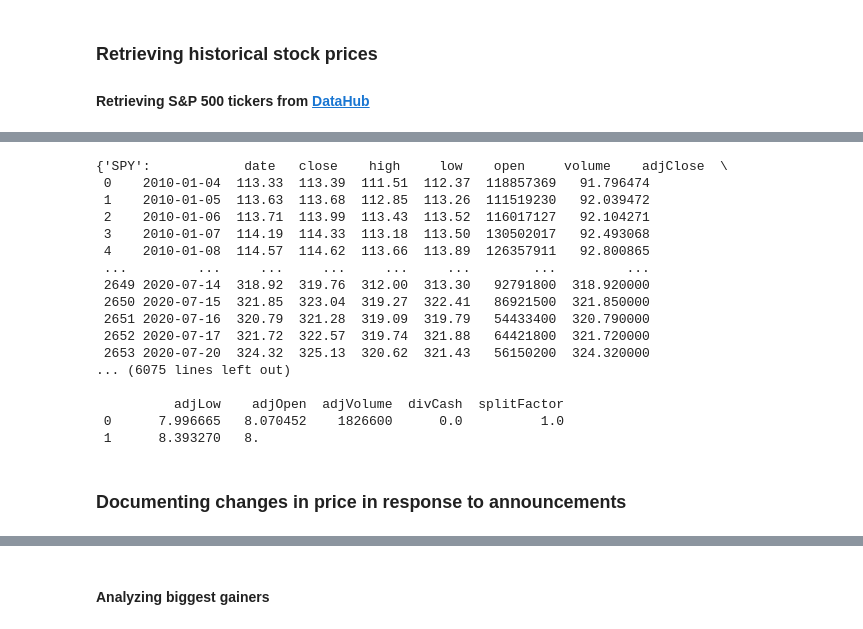
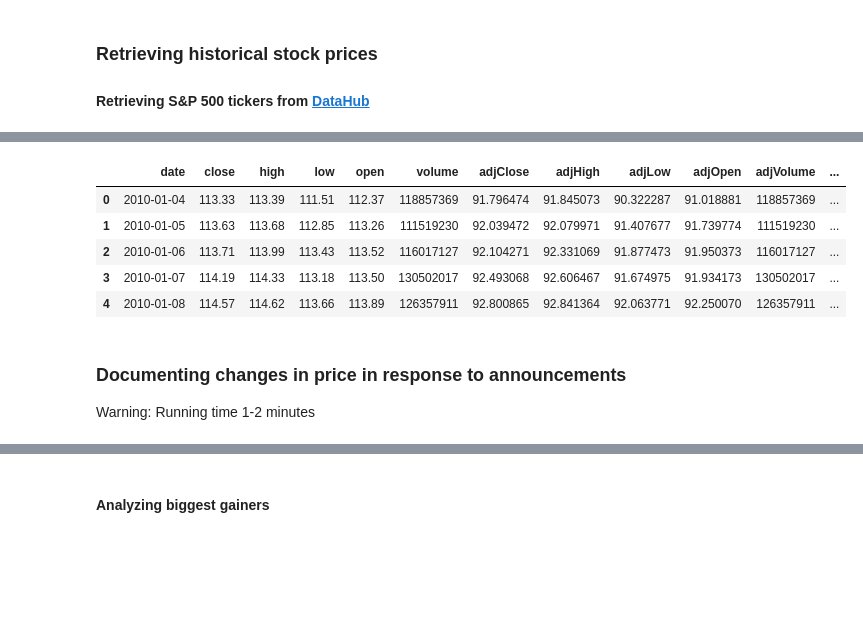
Before and after one commit to flbyrne/EISentiMent-DataSourceExploration, a Jupyter notebook: EISentiMent.ipynb, the cells around one changed output, grey strips where cells are left out. Drawn from its saved outputs; the diff is of its cells as text; code cells hidden in the pictures; blank space fills up the shorter version.

```diff
--- a/EISentiMent.ipynb
+++ b/EISentiMent.ipynb
@@ -200,25 +285,15 @@ If using all scalar values, you must pass an index Error retrieving data for ZTS
 # %%
-d_all_EOD
+d_all_EOD['SPY'].head()
 # %% [output]
-{'SPY':            date   close    high     low    open     volume    adjClose  \
- 0    2010-01-04  113.33  113.39  111.51  112.37  118857369   91.796474
- 1    2010-01-05  113.63  113.68  112.85  113.26  111519230   92.039472
- 2    2010-01-06  113.71  113.99  113.43  113.52  116017127   92.104271
- 3    2010-01-07  114.19  114.33  113.18  113.50  130502017   92.493068
- 4    2010-01-08  114.57  114.62  113.66  113.89  126357911   92.800865
- ...         ...     ...     ...     ...     ...        ...         ...
- 2649 2020-07-14  318.92  319.76  312.00  313.30   92791800  318.920000
- 2650 2020-07-15  321.85  323.04  319.27  322.41   86921500  321.850000
- 2651 2020-07-16  320.79  321.28  319.09  319.79   54433400  320.790000
- 2652 2020-07-17  321.72  322.57  319.74  321.88   64421800  321.720000
- 2653 2020-07-20  324.32  325.13  320.62  321.43   56150200  324.320000
-... (6075 lines left out)
-
-          adjLow    adjOpen  adjVolume  divCash  splitFactor
- 0      7.996665   8.070452    1826600      0.0          1.0
- 1      8.393270   8.
+|  | date | close | high | low | open | volume | adjClose | adjHigh | adjLow | adjOpen | adjVolume | ... |
+| 0 | 2010-01-04 | 113.33 | 113.39 | 111.51 | 112.37 | 118857369 | 91.796474 | 91.845073 | 90.322287 | 91.018881 | 118857369 | ... |
+| 1 | 2010-01-05 | 113.63 | 113.68 | 112.85 | 113.26 | 111519230 | 92.039472 | 92.079971 | 91.407677 | 91.739774 | 111519230 | ... |
+| 2 | 2010-01-06 | 113.71 | 113.99 | 113.43 | 113.52 | 116017127 | 92.104271 | 92.331069 | 91.877473 | 91.950373 | 116017127 | ... |
+| 3 | 2010-01-07 | 114.19 | 114.33 | 113.18 | 113.50 | 130502017 | 92.493068 | 92.606467 | 91.674975 | 91.934173 | 130502017 | ... |
+| 4 | 2010-01-08 | 114.57 | 114.62 | 113.66 | 113.89 | 126357911 | 92.800865 | 92.841364 | 92.063771 | 92.250070 | 126357911 | ... |
 # %% [markdown]
 ### Documenting changes in price in response to announcements
+Warning: Running time 1-2 minutes
 # %%
 df_changes=pd.DataFrame(index=d_all_EOD.keys(),columns=df_UR_Releases['Release Date'])
 for ticker in d_all_EOD.keys():
```
Also changed, not shown: parts of 44 cells of this notebook.
